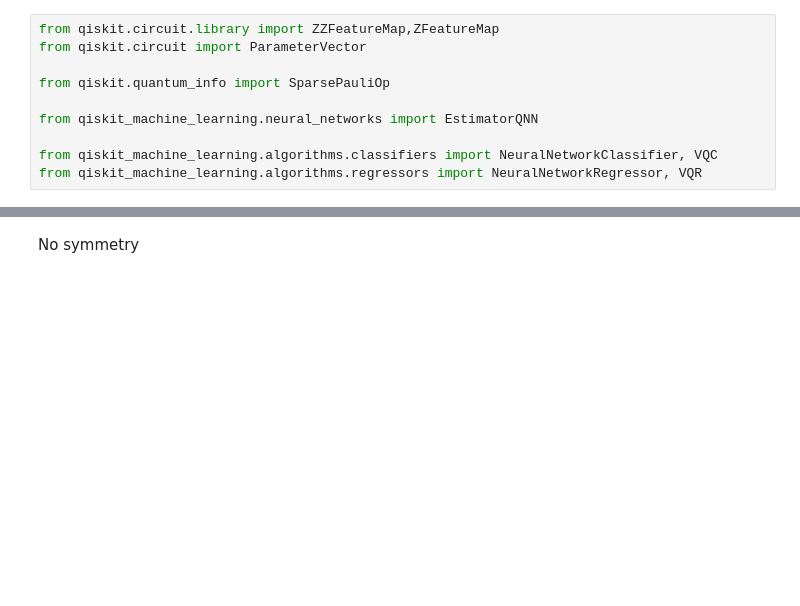
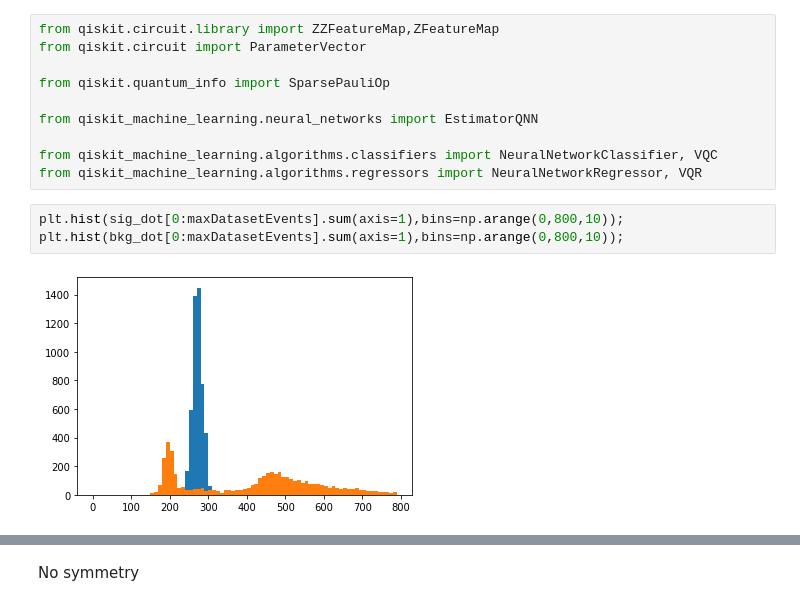
Before and after one commit to Zhelun-Li/VQC-Permutable-Lorentz-symmetry, a Jupyter notebook: Lorentz_symmetry_decay.ipynb, the cells around one changed output, grey strips where cells are left out. Drawn from its saved outputs; the diff is of its cells as text; blank space fills up the shorter version.

```diff
--- a/Lorentz_symmetry_decay.ipynb
+++ b/Lorentz_symmetry_decay.ipynb
@@ -193,3 +199,8 @@ from qiskit_machine_learning.neural_networks import EstimatorQNN
 
 from qiskit_machine_learning.algorithms.classifiers import NeuralNetworkClassifier, VQC
 from qiskit_machine_learning.algorithms.regressors import NeuralNetworkRegressor, VQR
+# %%
+plt.hist(sig_dot[0:maxDatasetEvents].sum(axis=1),bins=np.arange(0,800,10));
+plt.hist(bkg_dot[0:maxDatasetEvents].sum(axis=1),bins=np.arange(0,800,10));
+# %% [output]
+[figure, added]
```
Also changed, not shown: parts of 72 cells of this notebook.
